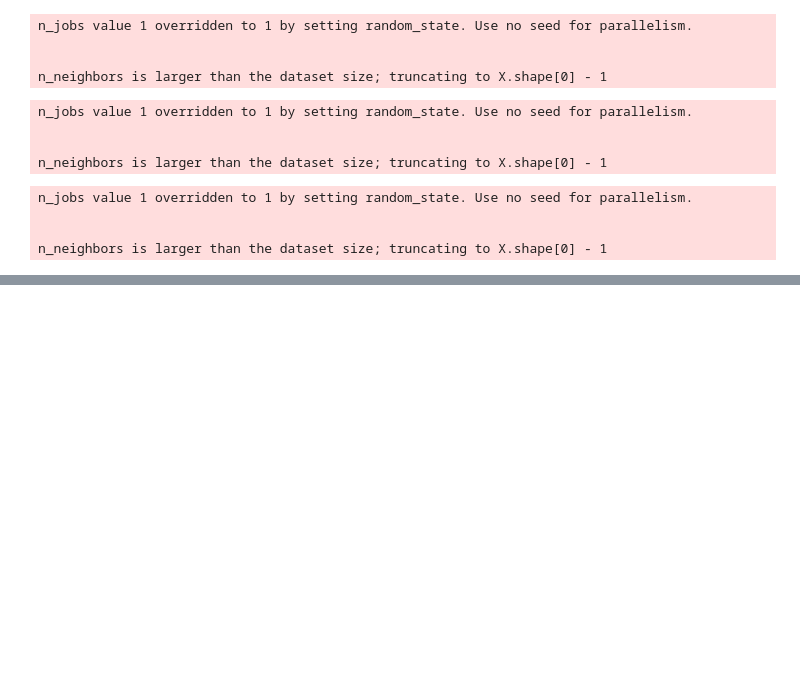
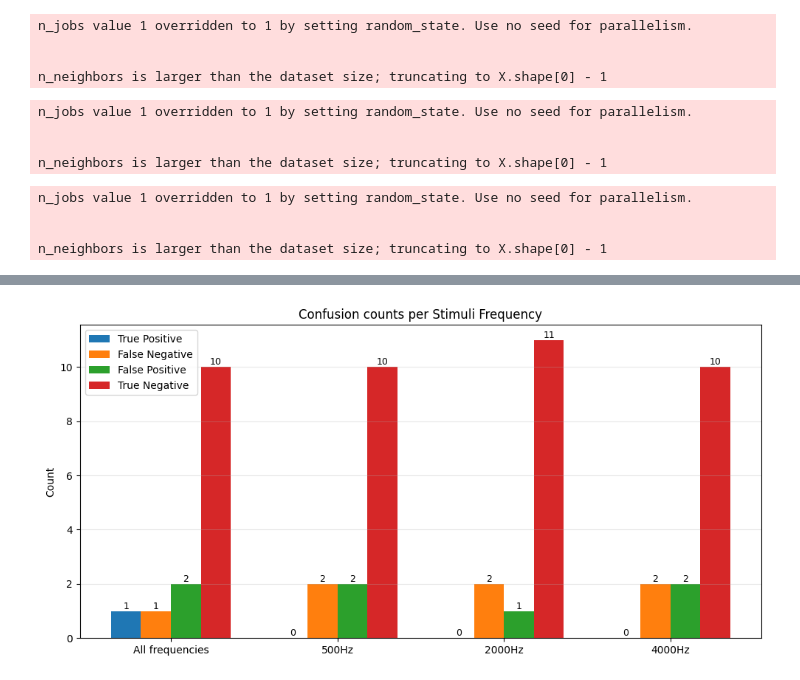
Before and after one commit to SoonUnemployed/Diploma-Thesis, a Jupyter notebook: diploma_thesis/notebooks/results.ipynb, the cells around one changed output, grey strips where cells are left out. Cells and saved outputs as stored; diff of their text form; code cells hidden in the pictures; blank space fills up the shorter version.

```diff
--- a/diploma_thesis/notebooks/results.ipynb
+++ b/diploma_thesis/notebooks/results.ipynb
@@ -872,0 +1075,10 @@ n_neighbors is larger than the dataset size; truncating to X.shape[0] - 1
+# %%
+xg_data = np.load(xgb_path, allow_pickle = True)
+xg_data_0 = np.load(xgb_path_0, allow_pickle = True)
+xg_data_1 = np.load(xgb_path_1, allow_pickle = True)
+xg_data_2 = np.load(xgb_path_2, allow_pickle = True)
+
+eegnet_data = np.load(eegnet_path, allow_pickle = True)
+eegnet_data_0 = np.load(eegnet_path_0, allow_pickle = True)
+eegnet_data_1 = np.load(eegnet_path_1, allow_pickle = True)
+eegnet_data_2 = np.load(eegnet_path_2, allow_pickle = True)
@@ -872,0 +1149,36 @@ n_neighbors is larger than the dataset size; truncating to X.shape[0] - 1
+# %%
+import matplotlib.pyplot as plt
+import numpy as np
+
+modalities = ["All frequencies", "500Hz", "2000Hz", "4000Hz"]
+metrics = ["True Positive", "False Negative", "False Positive", "True Negative"]
+
+scores = {
+    "True Positive": [eegnet_data["TP"], eegnet_data_0["TP"], eegnet_data_1["TP"], eegnet_data_2["TP"]],
+    "False Negative": [eegnet_data["FN"], eegnet_data_0["FN"], eegnet_data_1["FN"], eegnet_data_2["FN"]],
+    "False Positive": [eegnet_data["FP"], eegnet_data_0["FP"], eegnet_data_1["FP"], eegnet_data_2["FP"]],
+    "True Negative": [eegnet_data["TN"], eegnet_data_0["TN"], eegnet_data_1["TN"], eegnet_data_2["TN"]],
+}
+
+x = np.arange(len(modalities))
+width = 0.18
+
+plt.figure(figsize = (10,5))
+
+for i, m in enumerate(metrics):
+    vals = scores[m]
+    bars = plt.bar(x + (i - (len(metrics) - 1) / 2) * width, vals, width, label = m)
+
+    for bar, v in zip(bars, vals):
+        plt.text(bar.get_x() + bar.get_width()/2, v, f"{int(v)}",
+                 ha = "center", va = "bottom", fontsize = 9)
+
+plt.xticks(x, modalities)
+plt.ylabel("Count")
+plt.title("Confusion counts per Stimuli Frequency")
+plt.legend()
+plt.grid(axis = "y", alpha = 0.3)
+plt.tight_layout()
+plt.show()
+# %% [output]
+[figure, added]
```
Also changed, not shown: parts of 23 cells of this notebook, 4 other files.
